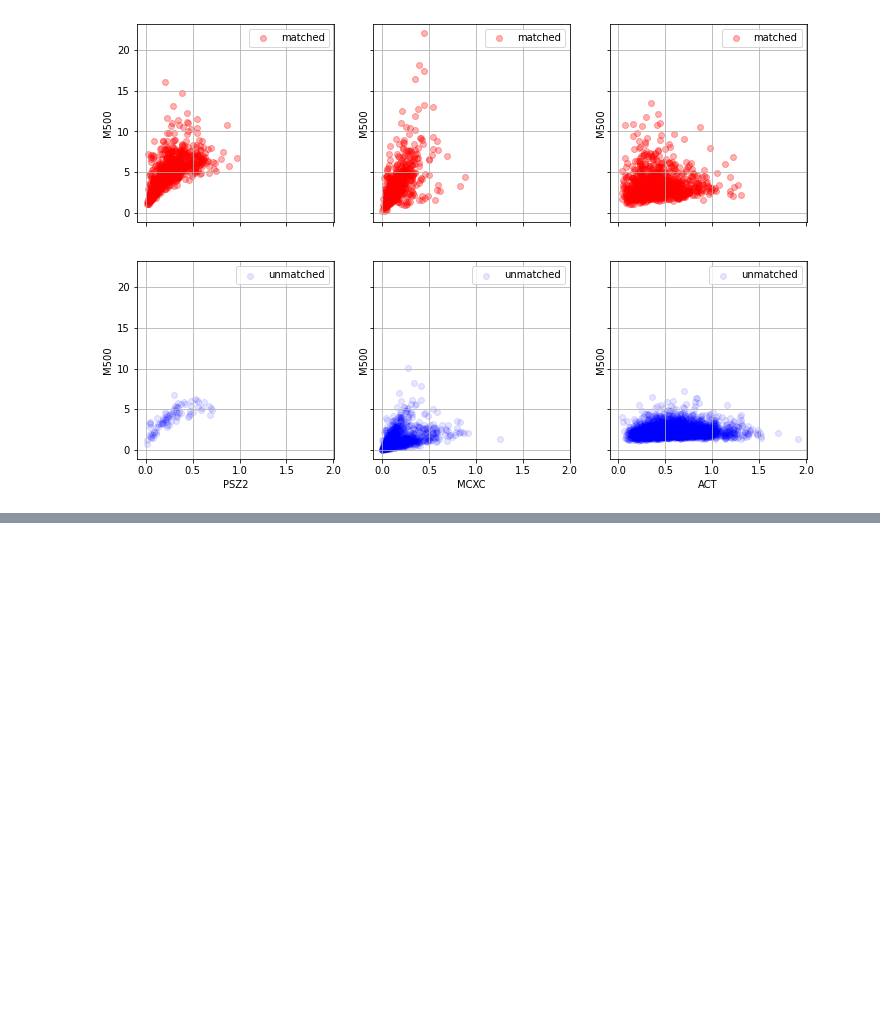
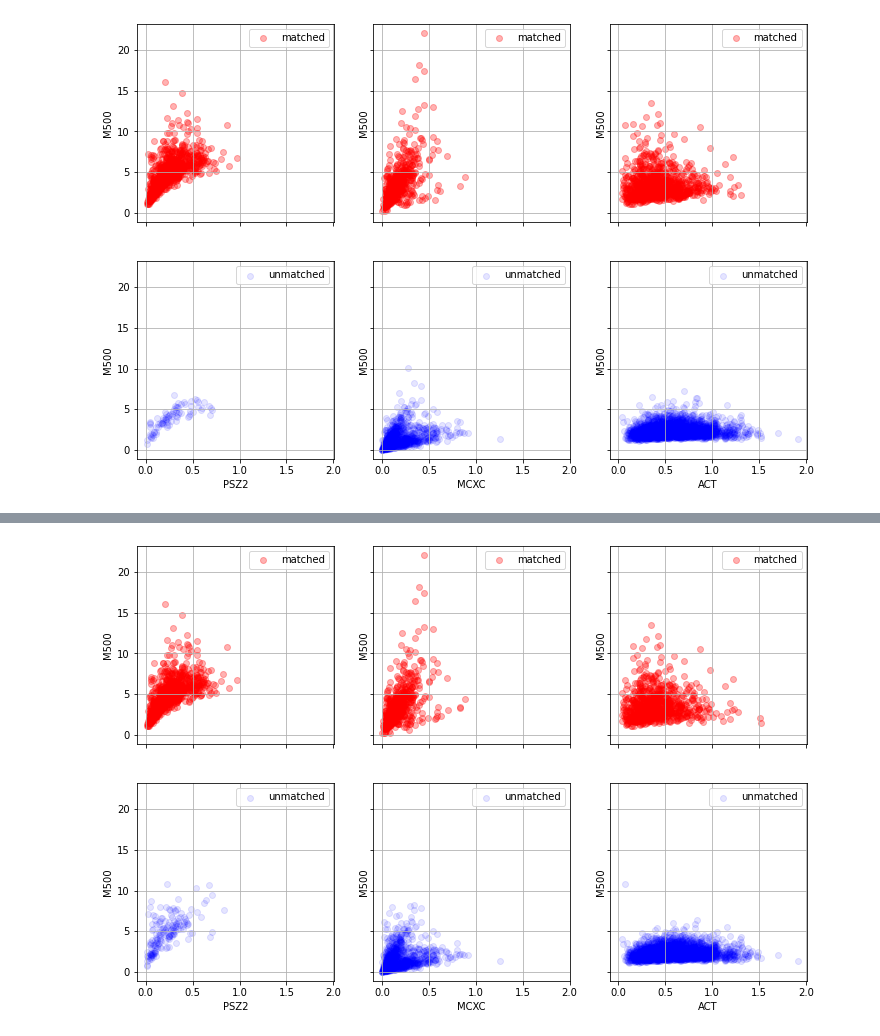
Before and after one commit to rt2122/data-segmentation-2, a Jupyter notebook: visualizations/M500-z_cut.ipynb, the cells around one changed output, grey strips where cells are left out. Drawn from its saved outputs; the diff is of its cells as text; code cells hidden in the pictures; blank space fills up the shorter version.

```diff
--- a/visualizations/M500-z_cut.ipynb
+++ b/visualizations/M500-z_cut.ipynb
@@ -87,0 +96,4 @@ draw_m500_z('/home/rt2122/Data/detected_cats/full_pz_act10_thr0.1_step8.csv', tr
+# %%
+draw_m500_z('/home/rt2122/Data/detected_cats/full_pz14_thr0.1_step8.csv', tr_files, b_cut=0)
+# %% [output]
+[figure, added]
```
Also changed, not shown: parts of 5 cells of this notebook.
